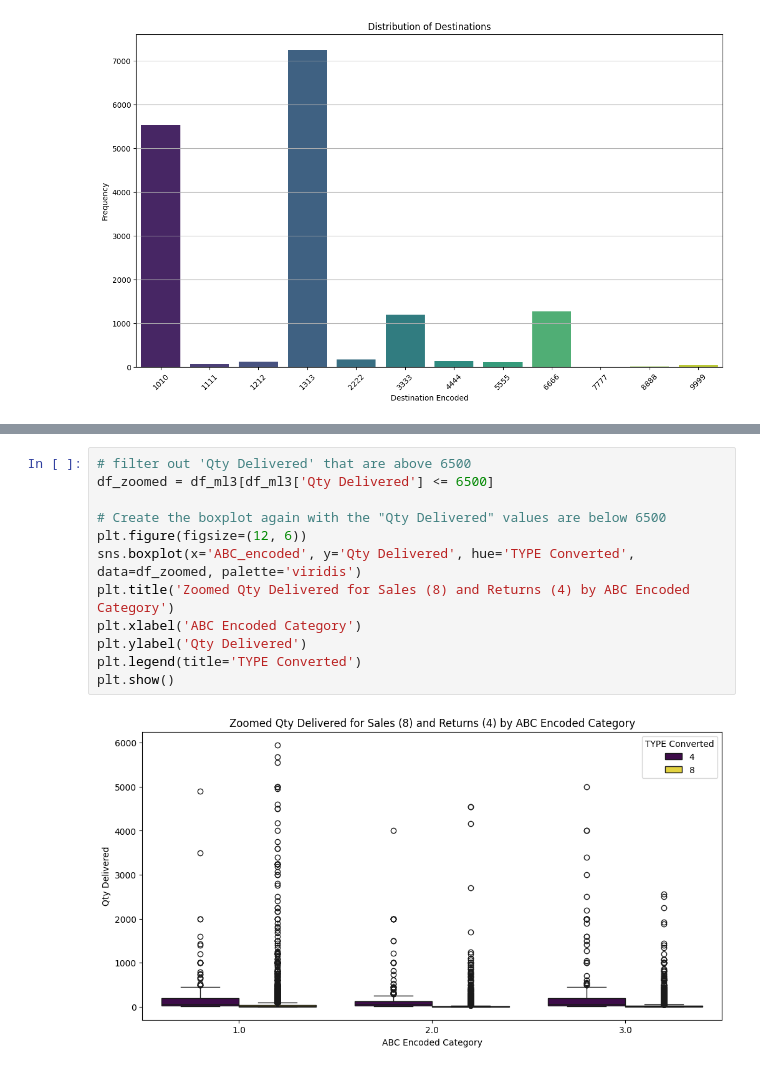
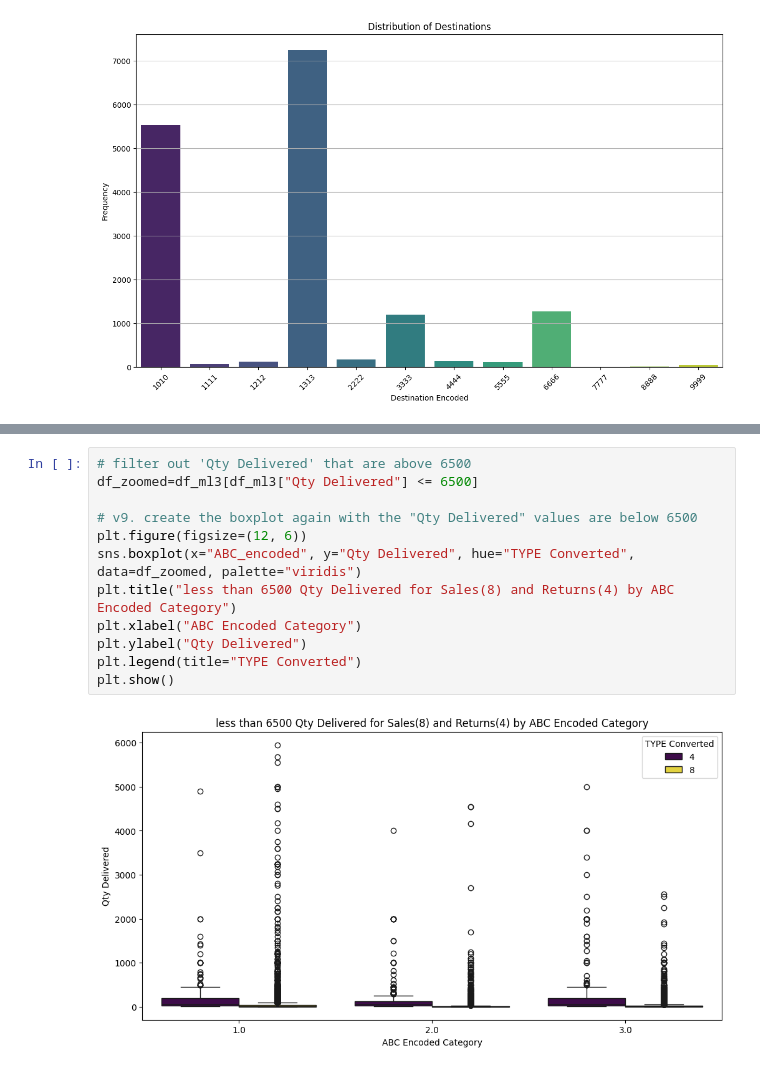
Before and after one commit to xiu-shi/DA_L7, a Jupyter notebook: L7_term2/data_exploration/CA2三月_Data_Explore/v1_Data_Preparation_proposed_Scenario.ipynb, the cells around one changed output, grey strips where cells are left out. Saved outputs shown, nothing was run; the diff lists cells and outputs as text.

```diff
--- a/L7_term2/data_exploration/CA2三月_Data_Explore/v1_Data_Preparation_proposed_Scenario.ipynb
+++ b/L7_term2/data_exploration/CA2三月_Data_Explore/v1_Data_Preparation_proposed_Scenario.ipynb
@@ -563,15 +563,15 @@ print(grouped_analysis)
 5               8          3.0   32.107483     6.0   6308   1.0   2559.0
 # %%
 # filter out 'Qty Delivered' that are above 6500
-df_zoomed = df_ml3[df_ml3['Qty Delivered'] <= 6500]
+df_zoomed=df_ml3[df_ml3["Qty Delivered"] <= 6500]
 
-# Create the boxplot again with the "Qty Delivered" values are below 6500
+# v9. create the boxplot again with the "Qty Delivered" values are below 6500
 plt.figure(figsize=(12, 6))
-sns.boxplot(x='ABC_encoded', y='Qty Delivered', hue='TYPE Converted', data=df_zoomed, palette='viridis')
-plt.title('Zoomed Qty Delivered for Sales (8) and Returns (4) by ABC Encoded Category')
-plt.xlabel('ABC Encoded Category')
-plt.ylabel('Qty Delivered')
-plt.legend(title='TYPE Converted')
+sns.boxplot(x="ABC_encoded", y="Qty Delivered", hue="TYPE Converted", data=df_zoomed, palette="viridis")
+plt.title("less than 6500 Qty Delivered for Sales(8) and Returns(4) by ABC Encoded Category")
+plt.xlabel("ABC Encoded Category")
+plt.ylabel("Qty Delivered")
+plt.legend(title="TYPE Converted")
 plt.show()
 # %% [output]
-[figure, old version]
+[figure, new version]
```
Also changed, not shown: parts of 5 cells of this notebook.
